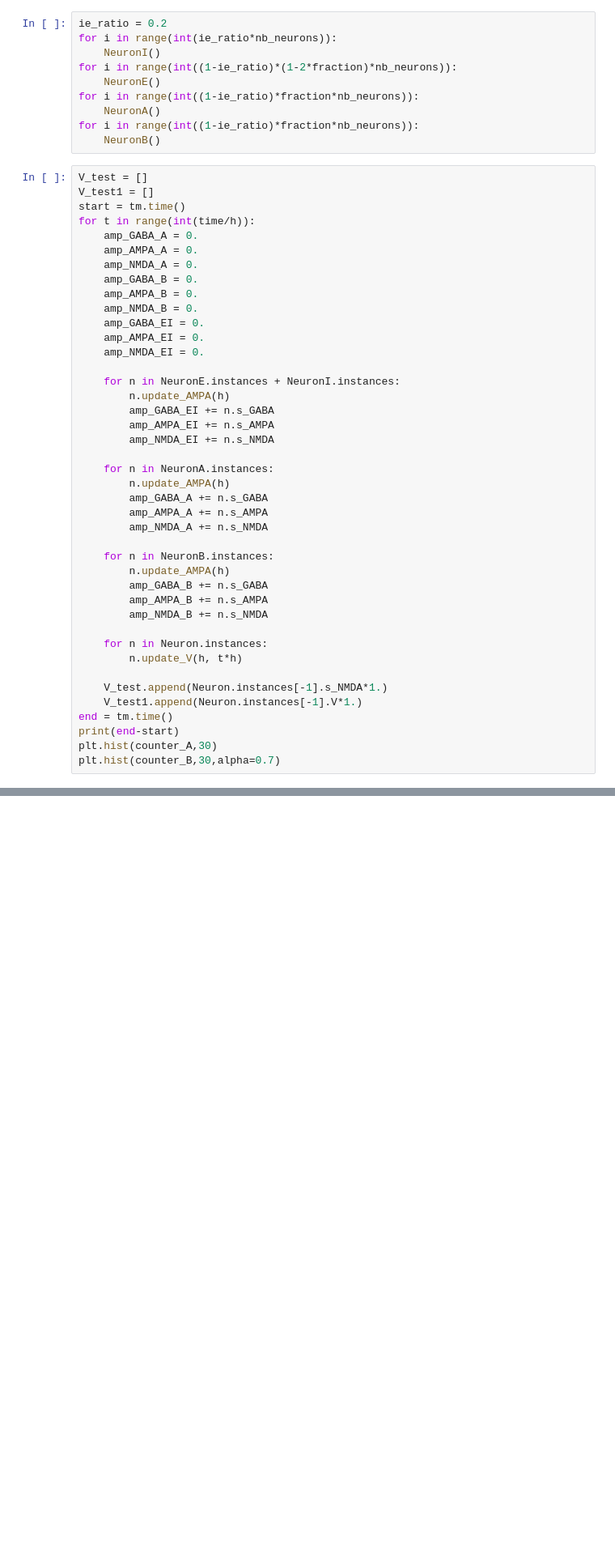
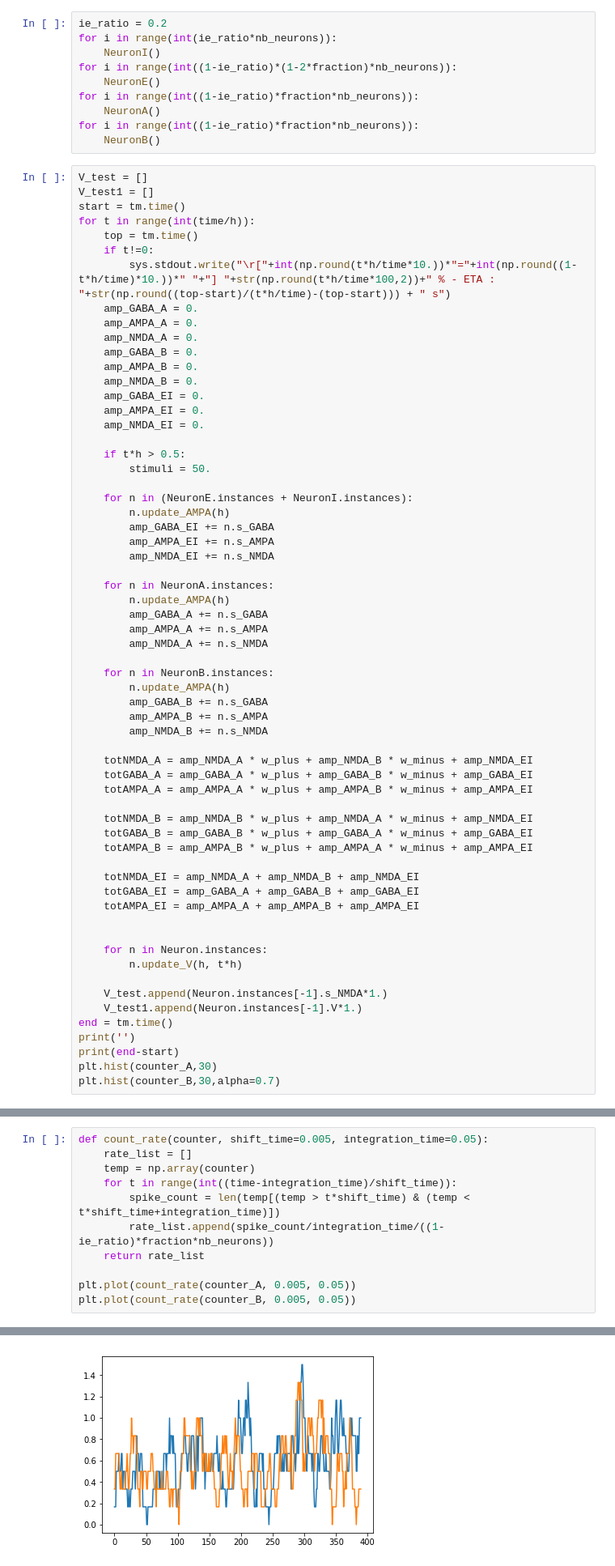
Before and after one commit to Azhom/notebook, a Jupyter notebook: Untitled.ipynb, the cells around one changed output, grey strips where cells are left out. Shown: that part at 81% size. Drawn from its saved outputs; the diff is of its cells as text; blank space fills up the shorter version.

```diff
--- a/Untitled.ipynb
+++ b/Untitled.ipynb
@@ -192,6 +220,9 @@ V_test = []
 V_test1 = []
 start = tm.time()
 for t in range(int(time/h)):
+    top = tm.time()
+    if t!=0:
+        sys.stdout.write("\r["+int(np.round(t*h/time*10.))*"="+int(np.round((1-t*h/time)*10.))*" "+"] "+str(np.round(t*h/time*100,2))+" % - ETA : "+str(np.round((top-start)/(t*h/time)-(top-start))) + " s")
     amp_GABA_A = 0.
     amp_AMPA_A = 0.
     amp_NMDA_A = 0.
@@ -202,7 +233,10 @@ for t in range(int(time/h)):
     amp_AMPA_EI = 0.
     amp_NMDA_EI = 0.
 
-    for n in NeuronE.instances + NeuronI.instances:
+    if t*h > 0.5:
+        stimuli = 50.
+
+    for n in (NeuronE.instances + NeuronI.instances):
         n.update_AMPA(h)
         amp_GABA_EI += n.s_GABA
         amp_AMPA_EI += n.s_AMPA
@@ -220,12 +254,26 @@ for t in range(int(time/h)):
         amp_AMPA_B += n.s_AMPA
         amp_NMDA_B += n.s_NMDA
 
+    totNMDA_A = amp_NMDA_A * w_plus + amp_NMDA_B * w_minus + amp_NMDA_EI
+    totGABA_A = amp_GABA_A * w_plus + amp_GABA_B * w_minus + amp_GABA_EI
+    totAMPA_A = amp_AMPA_A * w_plus + amp_AMPA_B * w_minus + amp_AMPA_EI
+
+    totNMDA_B = amp_NMDA_B * w_plus + amp_NMDA_A * w_minus + amp_NMDA_EI
+    totGABA_B = amp_GABA_B * w_plus + amp_GABA_A * w_minus + amp_GABA_EI
+    totAMPA_B = amp_AMPA_B * w_plus + amp_AMPA_A * w_minus + amp_AMPA_EI
+
+    totNMDA_EI = amp_NMDA_A + amp_NMDA_B + amp_NMDA_EI
+    totGABA_EI = amp_GABA_A + amp_GABA_B + amp_GABA_EI
+    totAMPA_EI = amp_AMPA_A + amp_AMPA_B + amp_AMPA_EI
+
+
     for n in Neuron.instances:
         n.update_V(h, t*h)
 
     V_test.append(Neuron.instances[-1].s_NMDA*1.)
     V_test1.append(Neuron.instances[-1].V*1.)
 end = tm.time()
+print('')
 print(end-start)
 plt.hist(counter_A,30)
 plt.hist(counter_B,30,alpha=0.7)
@@ -233,0 +321,12 @@ plt.plot(V_test1)
+# %%
+def count_rate(counter, shift_time=0.005, integration_time=0.05):
+    rate_list = []
+    temp = np.array(counter)
+    for t in range(int((time-integration_time)/shift_time)):
+        spike_count = len(temp[(temp > t*shift_time) & (temp < t*shift_time+integration_time)])
+        rate_list.append(spike_count/integration_time/((1-ie_ratio)*fraction*nb_neurons))
+    return rate_list
+
+plt.plot(count_rate(counter_A, 0.005, 0.05))
+plt.plot(count_rate(counter_B, 0.005, 0.05))
+# %% [output]
@@ -233,0 +334 @@ plt.plot(V_test1)
+[figure, added]
```
Also changed, not shown: parts of 10 cells of this notebook.
